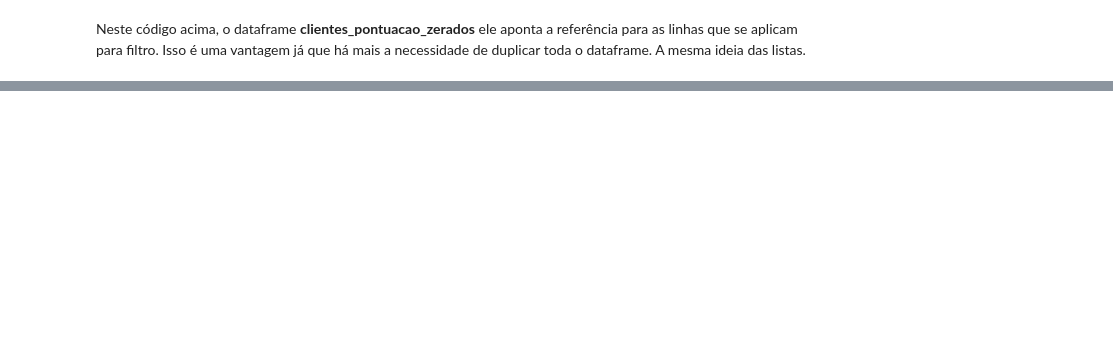
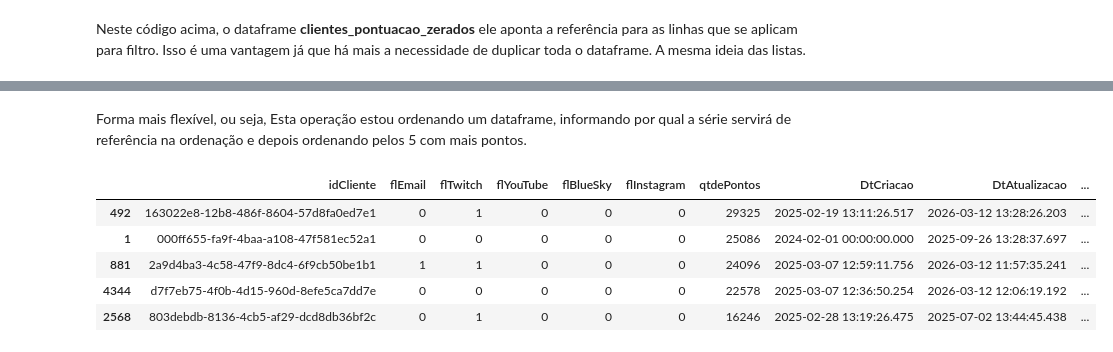
Before and after one commit to alexsandro-matias/pandas-2025, a Jupyter notebook: notebook.ipynb, the cells around one changed output, grey strips where cells are left out. Drawn from its saved outputs; the diff is of its cells as text; code cells hidden in the pictures; blank space fills up the shorter version.

```diff
--- a/notebook.ipynb
+++ b/notebook.ipynb
@@ -369,0 +289,11 @@ clientes
+# %% [markdown]
+Forma mais flexível, ou seja, Esta operação estou ordenando um dataframe, informando por qual a série servirá de referência na ordenação e depois ordenando pelos 5 com mais pontos.
+# %%
+clientes.sort_values(by='qtdePontos', ascending=False).head()
+# %% [output]
+|  | idCliente | flEmail | flTwitch | flYouTube | flBlueSky | flInstagram | qtdePontos | DtCriacao | DtAtualizacao | ... |
+| 492 | 163022e8-12b8-486f-8604-57d8fa0ed7e1 | 0 | 1 | 0 | 0 | 0 | 29325 | 2025-02-19 13:11:26.517 | 2026-03-12 13:28:26.203 | ... |
+| 1 | 000ff655-fa9f-4baa-a108-47f581ec52a1 | 0 | 0 | 0 | 0 | 0 | 25086 | 2024-02-01 00:00:00.000 | 2025-09-26 13:28:37.697 | ... |
+| 881 | 2a9d4ba3-4c58-47f9-8dc4-6f9cb50be1b1 | 1 | 1 | 0 | 0 | 0 | 24096 | 2025-03-07 12:59:11.756 | 2026-03-12 11:57:35.241 | ... |
+| 4344 | d7f7eb75-4f0b-4d15-960d-8efe5ca7dd7e | 0 | 0 | 0 | 0 | 0 | 22578 | 2025-03-07 12:36:50.254 | 2026-03-12 12:06:19.192 | ... |
+| 2568 | 803debdb-8136-4cb5-af29-dcd8db36bf2c | 0 | 1 | 0 | 0 | 0 | 16246 | 2025-02-28 13:19:26.475 | 2025-07-02 13:44:45.438 | ... |
```
Also changed, not shown: parts of 48 cells of this notebook, 2 other files.
